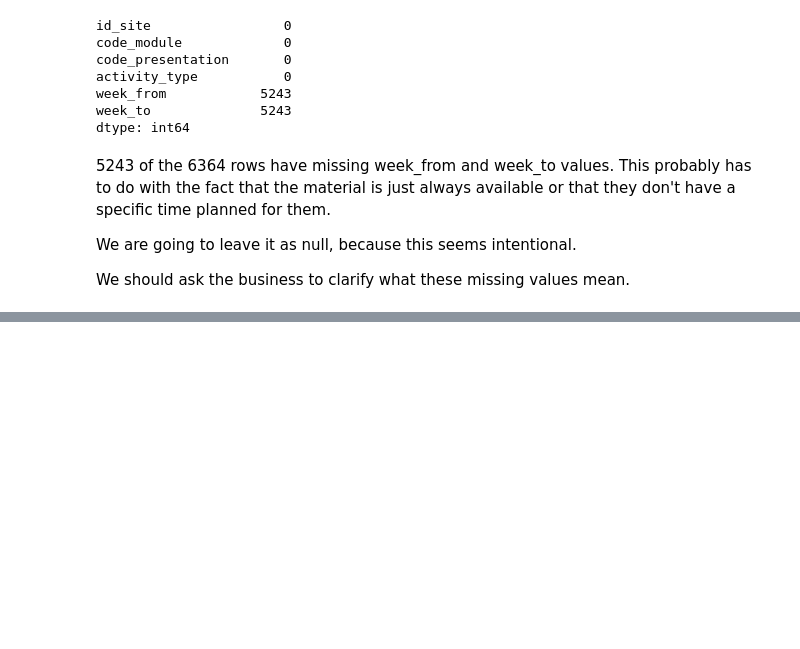
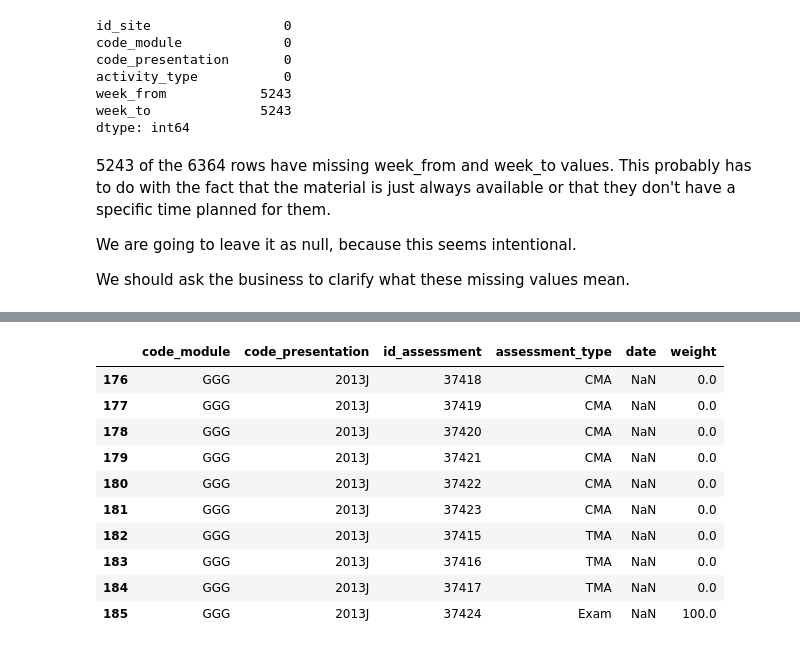
Before and after one commit to randmon/ucll_ti_data_and_ai_group_assignments, a Jupyter notebook: Assignment 2/assignment2.ipynb, the cells around one changed output, grey strips where cells are left out. Saved outputs shown, nothing was run; the diff lists cells and outputs as text; code cells hidden in the pictures; blank space fills up the shorter version.

```diff
--- a/Assignment 2/assignment2.ipynb
+++ b/Assignment 2/assignment2.ipynb
@@ -434,0 +470,14 @@ We should ask the business to clarify what these missing values mean.
+# %%
+assessments_df[assessments_df["code_module"] == "GGG"].head(10)
+# %% [output]
+|  | code_module | code_presentation | id_assessment | assessment_type | date | weight |
+| 176 | GGG | 2013J | 37418 | CMA | NaN | 0.0 |
+| 177 | GGG | 2013J | 37419 | CMA | NaN | 0.0 |
+| 178 | GGG | 2013J | 37420 | CMA | NaN | 0.0 |
+| 179 | GGG | 2013J | 37421 | CMA | NaN | 0.0 |
+| 180 | GGG | 2013J | 37422 | CMA | NaN | 0.0 |
+| 181 | GGG | 2013J | 37423 | CMA | NaN | 0.0 |
+| 182 | GGG | 2013J | 37415 | TMA | NaN | 0.0 |
+| 183 | GGG | 2013J | 37416 | TMA | NaN | 0.0 |
+| 184 | GGG | 2013J | 37417 | TMA | NaN | 0.0 |
+| 185 | GGG | 2013J | 37424 | Exam | NaN | 100.0 |
```
Also changed, not shown: parts of 13 cells of this notebook.
